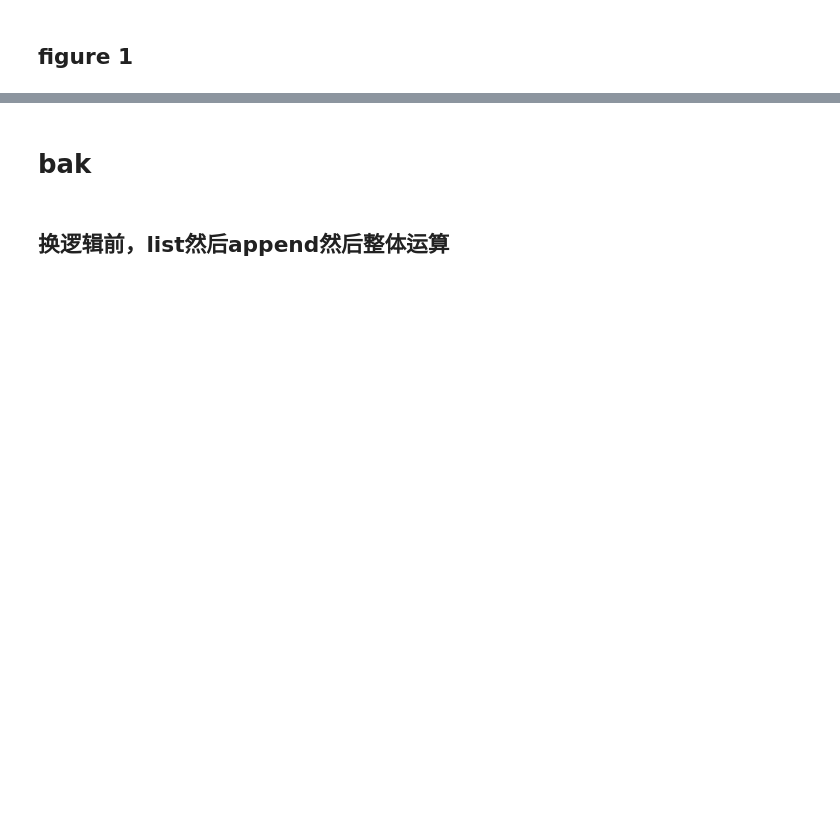
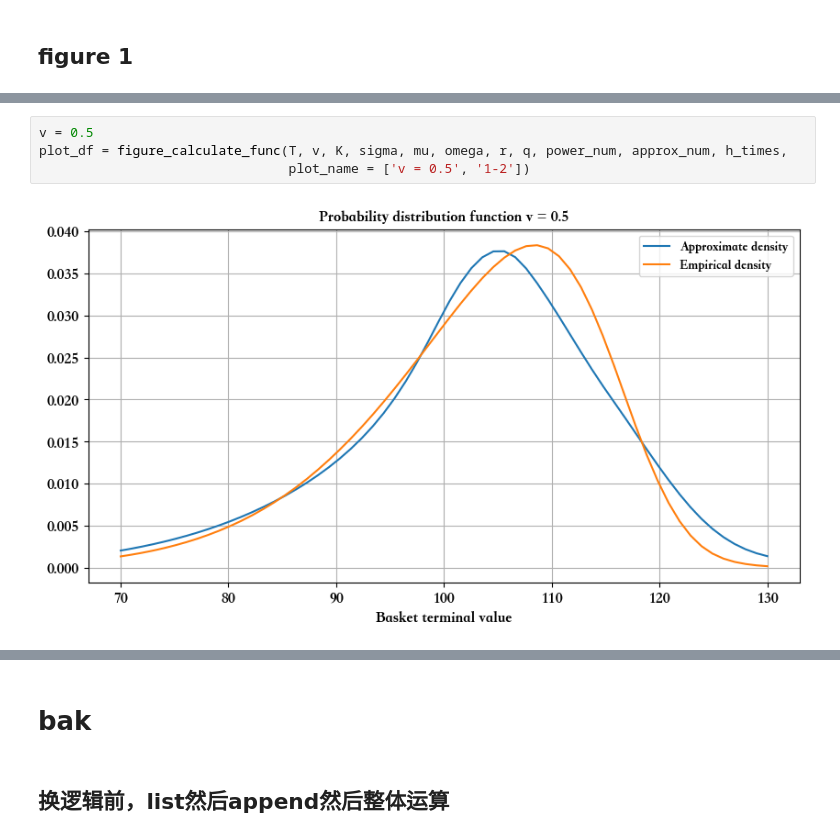
Before and after one commit to wjsbjl/The-multivariate-Variance-Gamma-model-basket-option-pricing-and-calibration, a Jupyter notebook: src/reproduction.ipynb, the cells around one changed output, grey strips where cells are left out. Saved outputs shown, nothing was run; the diff lists cells and outputs as text; blank space fills up the shorter version.

```diff
--- a/src/reproduction.ipynb
+++ b/src/reproduction.ipynb
@@ -276,0 +277,6 @@ $$f_{\bar{S}}(K)=\mathrm{e}^{r T} \frac{\partial \bar{C}^2[K]}{\partial K^2}$$
+# %%
+v = 0.5
+plot_df = figure_calculate_func(T, v, K, sigma, mu, omega, r, q, power_num, approx_num, h_times,
+                                plot_name = ['v = 0.5', '1-2'])
+# %% [output]
+[figure, added]
```
Also changed, not shown: parts of 57 cells of this notebook, 7 other files.
